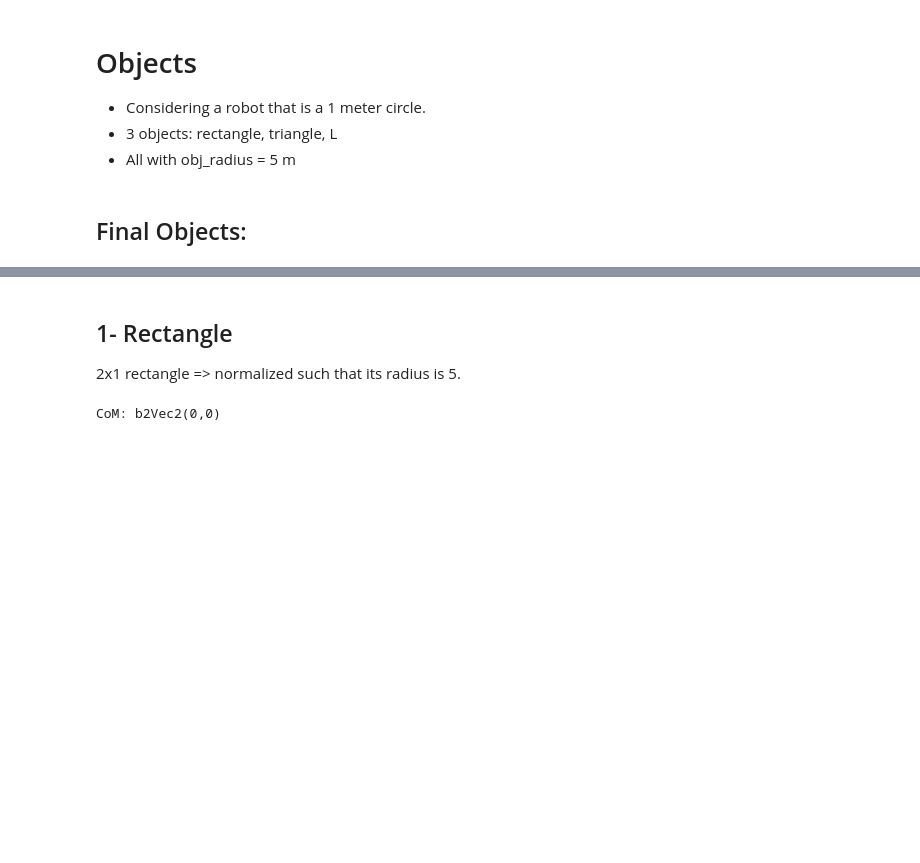
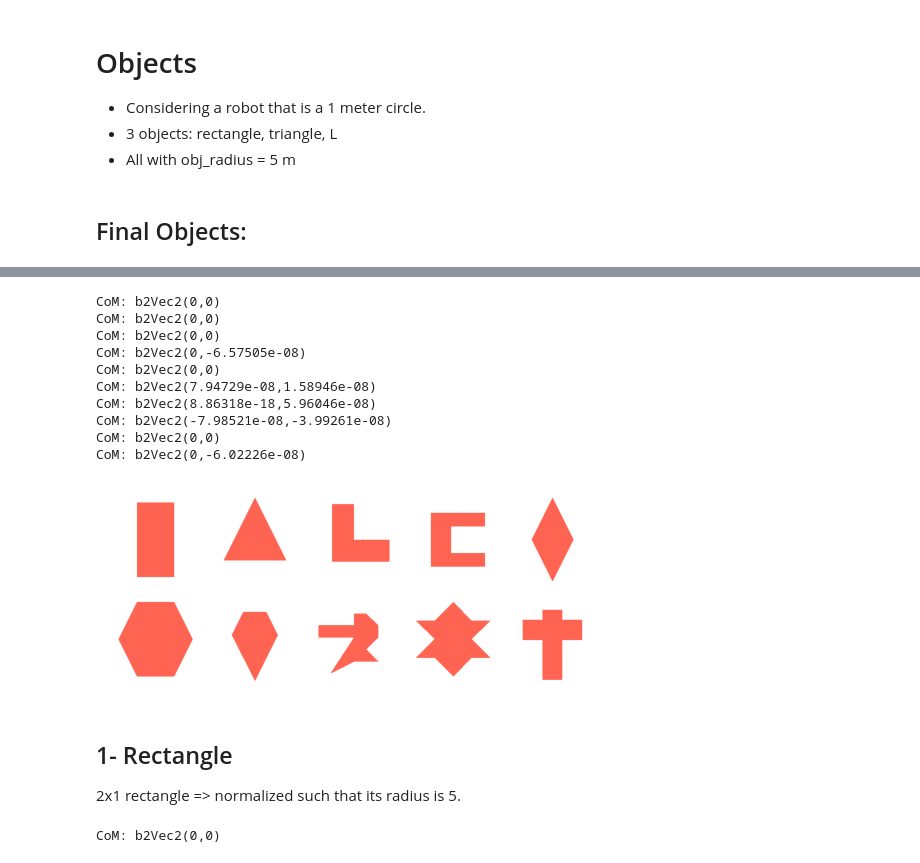
Before and after one commit to gabrielsluz/mapless_transport, a Jupyter notebook: results/Objects.ipynb, the cells around one changed output, grey strips where cells are left out. Saved outputs shown, nothing was run; the diff lists cells and outputs as text; code cells hidden in the pictures; blank space fills up the shorter version.

Commit message:
Cross object

```diff
--- a/results/Objects.ipynb
+++ b/results/Objects.ipynb
@@ -135,6 +135,22 @@ object_desc_dict = {
              [0.0, -2.23606797749979],
              [-2.23606797749979, -2.23606797749979]]]
     },
+    9: {
+        'name': 'MultiPolygons',
+        'poly_vertices_l':[
+            [[1.1998413537803752, -4.853903606463432],
+             [1.1998413537803752, 3.544985869999194],
+             [-1.1998413537803752, 3.544985869999194],
+             [-1.1998413537803752, -4.853903606463432]],
+            [[3.5995240613411257, -0.054538244979019726],
+             [3.5995240613411257, 2.3451445162188187],
+             [1.1998413537803752, 2.3451445162188187],
+             [1.1998413537803752, -0.054538244979019726]],
+            [[-1.1998413537803752, -0.054538244979019726],
+             [-1.1998413537803752, 2.3451445162188187],
+             [-3.5995240613411257, 2.3451445162188187],
+             [-3.5995240613411257, -0.054538244979019726]]]
+    },
 }
 # %%
 import sys
@@ -195,3 +178,64 @@ CoM: b2Vec2(0,0)
+# %%
+world_config.object_l = [object_desc_dict[key] for key in object_desc_dict.keys()]
+world = TransportationWorld(world_config)
+
+# 2x5
+n = len(world.obj_l)
+obj_radius = 6
+
+obj_per_row = 5
+n_rows = 2
+h = 2 * obj_radius * obj_per_row
+h = int(h * world.pixels_per_meter)
+w = 2 * obj_radius * n_rows
+w = int(w * world.pixels_per_meter)
+screen =  255 * np.ones(shape=(w, h, 3), dtype=np.uint8)
+
+# for i in range(n):
+#     x = i % obj_per_row
+#     y = i // obj_per_row
+#     x = x * 2 * obj_radius + obj_radius
+#     y = y * 2 * obj_radius + obj_radius
+#     world.obj_l[i].DrawInPose([x, y], 0, world.pixels_per_meter, screen, (255, 99, 82), 2)
+
+# First row
+y = 2 * obj_radius + obj_radius
+for i in range(5):
+    x = i % obj_per_row
+    # y = i // obj_per_row
+    x = x * 2 * obj_radius + obj_radius
+    # y = y * 2 * obj_radius + obj_radius
+    world.obj_l[i].DrawInPose([x, y], 0, world.pixels_per_meter, screen, (255, 99, 82), 2)
+
+# Second row
+y = obj_radius
+for i in range(5, n):
+    x = i % obj_per_row
+    # y = i // obj_per_row
+    x = x * 2 * obj_radius + obj_radius
+    # y = y * 2 * obj_radius + obj_radius
+    world.obj_l[i].DrawInPose([x, y], 0, world.pixels_per_meter, screen, (255, 99, 82), 2)
+
+# Flip y-axis
+aux_screen = np.ones(shape=screen.shape, dtype=np.uint8)
+for i in range(screen.shape[0]):
+    aux_screen[i] = screen[-i-1]
+
+plt.axis('off')
+plt.imshow(aux_screen)
+plt.savefig('ConditionedCapsule/images/objects.png',bbox_inches='tight')
+# %% [output]
+CoM: b2Vec2(0,0)
+CoM: b2Vec2(0,0)
+CoM: b2Vec2(0,0)
+CoM: b2Vec2(0,-6.57505e-08)
+CoM: b2Vec2(0,0)
+CoM: b2Vec2(7.94729e-08,1.58946e-08)
+CoM: b2Vec2(8.86318e-18,5.96046e-08)
+CoM: b2Vec2(-7.98521e-08,-3.99261e-08)
+CoM: b2Vec2(0,0)
+CoM: b2Vec2(0,-6.02226e-08)
+[figure, added]
 # %% [markdown]
 ## 1- Rectangle
 
```
Also changed, not shown: parts of 5 cells of this notebook, 9 other files.
